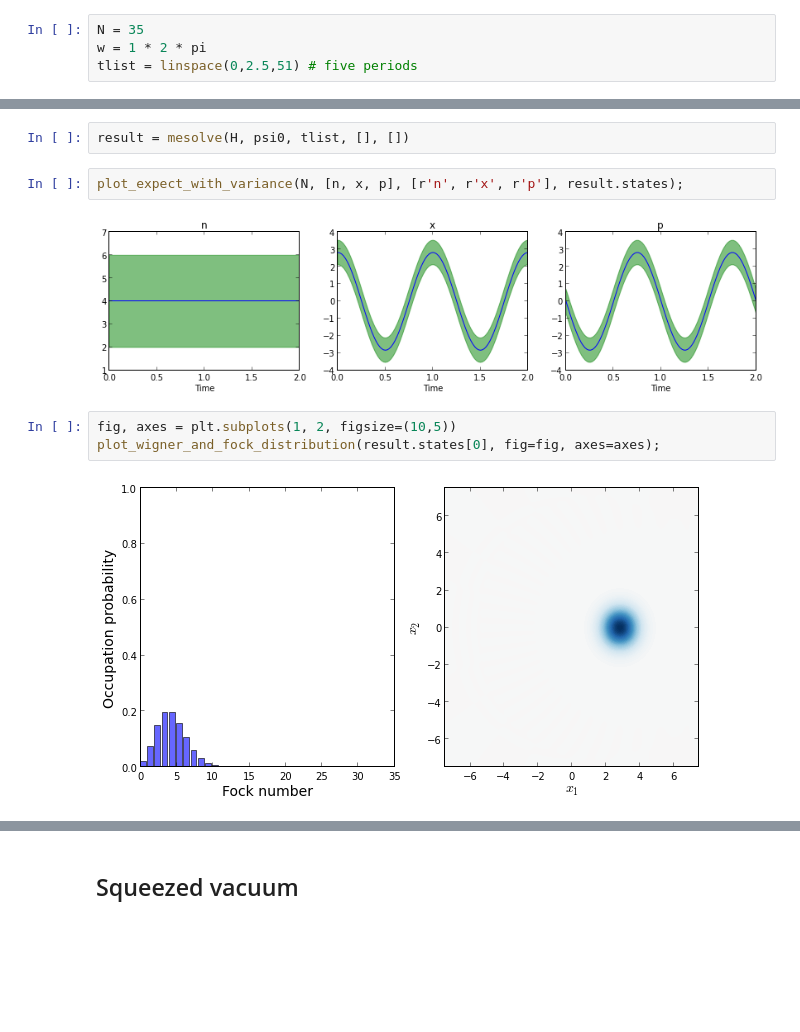
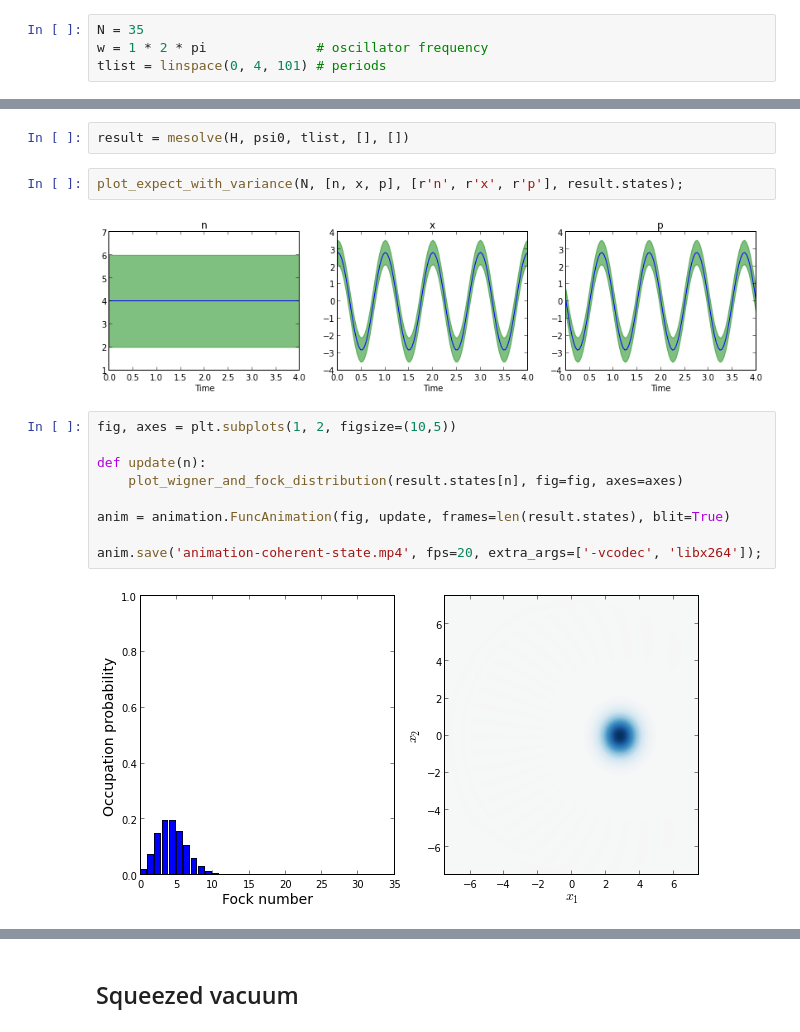
Before and after one commit to jrjohansson/qutip-lectures, a Jupyter notebook: Lecture-9-Squeezed-states-of-harmonic-oscillator.ipynb, the cells around one changed output, grey strips where cells are left out. Cells and saved outputs as stored; diff of their text form; blank space fills up the shorter version.

```diff
--- a/Lecture-9-Squeezed-states-of-harmonic-oscillator.ipynb
+++ b/Lecture-9-Squeezed-states-of-harmonic-oscillator.ipynb
@@ -40,8 +40,8 @@ In this QuTiP notebook we look at how expectation values and variances of the qu
 ## Parameters
 # %%
 N = 35
-w = 1 * 2 * pi
-tlist = linspace(0,2.5,51) # five periods
+w = 1 * 2 * pi              # oscillator frequency
+tlist = linspace(0, 4, 101) # periods
 # %%
 # operators
 a = destroy(N)
@@ -113,9 +115,15 @@ result = mesolve(H, psi0, tlist, [], [])
 # %%
 plot_expect_with_variance(N, [n, x, p], [r'n', r'x', r'p'], result.states);
 # %% [output]
-[figure, old version]
+[figure, new version]
 # %%
 fig, axes = plt.subplots(1, 2, figsize=(10,5))
-plot_wigner_and_fock_distribution(result.states[0], fig=fig, axes=axes);
+
+def update(n):
+    plot_wigner_and_fock_distribution(result.states[n], fig=fig, axes=axes)
+
+anim = animation.FuncAnimation(fig, update, frames=len(result.states), blit=True)
+
+anim.save('animation-coherent-state.mp4', fps=20, extra_args=['-vcodec', 'libx264']);
 # %% [output]
-[figure, old version]
+[figure, new version]
```
Also changed, not shown: parts of 15 cells of this notebook.
